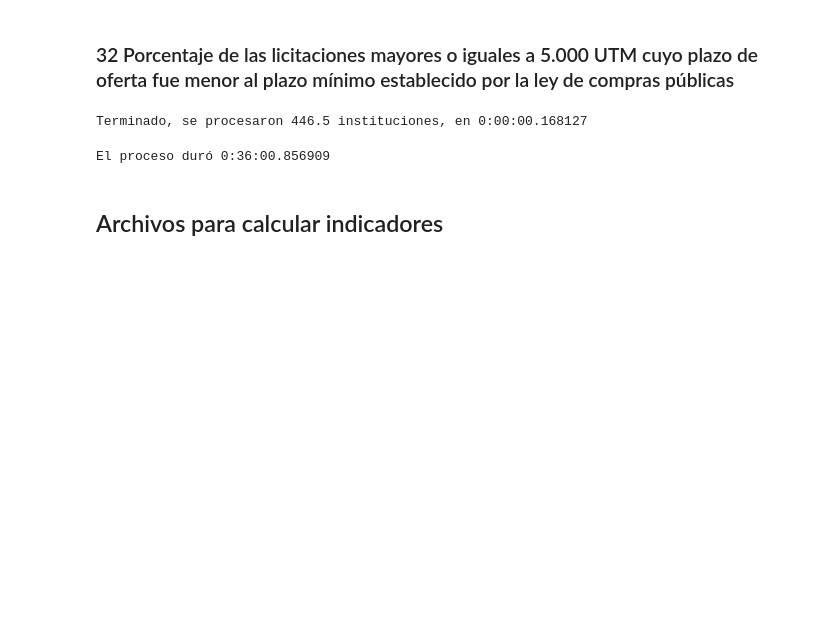
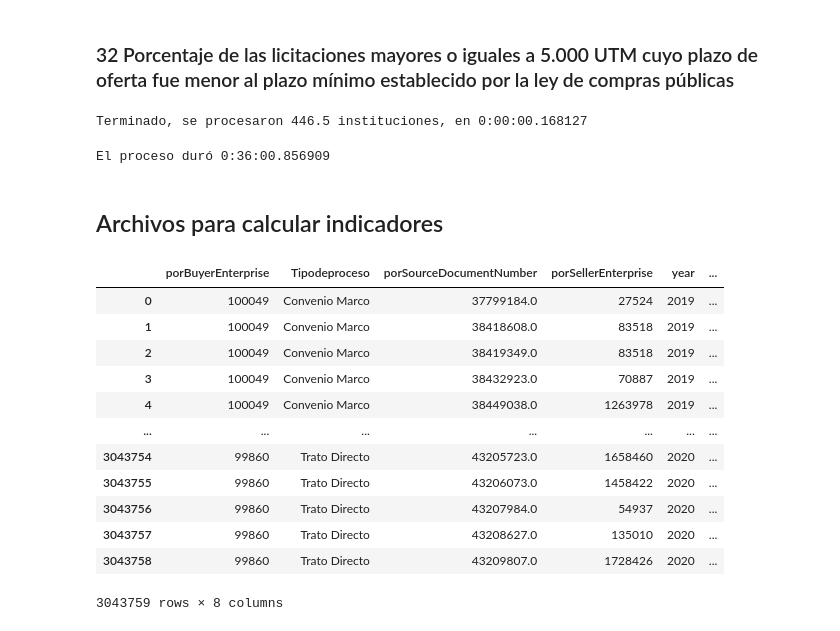
Before and after one commit to josemoragonzalez/RedFlagsv2, a Jupyter notebook: ETL/5 Servicios.ipynb, the cells around one changed output. Drawn from its saved outputs; the diff is of its cells as text; code cells hidden in the pictures; blank space fills up the shorter version.

```diff
--- a/ETL/5 Servicios.ipynb
+++ b/ETL/5 Servicios.ipynb
@@ -1369,11 +1369,11 @@ El proceso duró 0:36:00.856909
 import vertica_python
 import os
 
-userV = os.environ['chcprocuser']
-passwV = os.environ['chcprocpass']
-serverV = os.environ['chcprocserver']
-dbV = os.environ['chcprocdb']
-portV = os.environ['']
+userV = os.environ['vertuser']
+passwV = os.environ['vertpass']
+serverV = os.environ['verthost']
+dbV = os.environ['vertdb']
+portV = os.environ['vertport']
 
 hostV = serverV
 portV = portV
@@ -1403,6 +1403,9 @@ left join bimensual.comp_mat cm ON cs.id_matriz  = cm.id_Comp_Matriz
 left JOIN bimensual.Ministerios m ON cs.orgID = m.orgID '''
 
 servicios = pd.read_sql(sql_servicios, cnxn)
+
+redServ = servicios[['id_Comp_Matriz', 'Servicio' ]].drop_duplicates()
+redServ['id_Comp_Matriz'] = redServ['id_Comp_Matriz'].astype('int')
 # %%
 # Create a Pandas Excel writer using XlsxWriter as the engine.
 archivo = pd.ExcelWriter('datasets_servicios.xlsx', engine='xlsxwriter')
@@ -1411,0 +1430,30 @@ licOfertas.to_excel(archivo, sheet_name='ind1')
+# %%
+#indicador 4
+# sql y consulta
+sql_proveedores = '''SELECT pm.id_Prov_Matriz, trim(replace(pm.Matriz_Prov, '"', '')) Proveedor
+from bimensual.prov_mat pm'''
+
+proveedores = pd.read_sql(sql_proveedores, cnxn)
+
+export4 = dfNyMonto_Contratos_TC.copy()
+export4['porSellerEnterprise'] = export4['porSellerEnterprise'].astype('int')
+export4['porBuyerEnterprise'] = export4['porBuyerEnterprise'].astype('int')
+export4 = export4.merge(proveedores, how= 'left',left_on='porSellerEnterprise', right_on='id_Prov_Matriz')
+export4 = export4.merge(redServ, how= 'left',left_on='porBuyerEnterprise', right_on='id_Comp_Matriz')
+export4 = export4.rename(columns={'porSourceDocumentNumber': 'idDocumentoCompra(Licitacion/OC)'})
+export4 = export4[['porBuyerEnterprise', 'Servicio', 'porSellerEnterprise', 'Proveedor', 'Tipodeproceso', 'year', 'idDocumentoCompra(Licitacion/OC)', 'MontototalenCLP']]
+export4.to_excel(archivo, sheet_name='ind4')
+# %% [output]
+|  | porBuyerEnterprise | Tipodeproceso | porSourceDocumentNumber | porSellerEnterprise | year | ... |
+| 0 | 100049 | Convenio Marco | 37799184.0 | 27524 | 2019 | ... |
+| 1 | 100049 | Convenio Marco | 38418608.0 | 83518 | 2019 | ... |
+| 2 | 100049 | Convenio Marco | 38419349.0 | 83518 | 2019 | ... |
+| 3 | 100049 | Convenio Marco | 38432923.0 | 70887 | 2019 | ... |
+| 4 | 100049 | Convenio Marco | 38449038.0 | 1263978 | 2019 | ... |
+| ... | ... | ... | ... | ... | ... | ... |
+| 3043754 | 99860 | Trato Directo | 43205723.0 | 1658460 | 2020 | ... |
+| 3043755 | 99860 | Trato Directo | 43206073.0 | 1458422 | 2020 | ... |
+| 3043756 | 99860 | Trato Directo | 43207984.0 | 54937 | 2020 | ... |
+| 3043757 | 99860 | Trato Directo | 43208627.0 | 135010 | 2020 | ... |
+| 3043758 | 99860 | Trato Directo | 43209807.0 | 1728426 | 2020 | ... |
+3043759 rows × 8 columns
```
Also changed, not shown: parts of 5 cells of this notebook, 1 other file.
